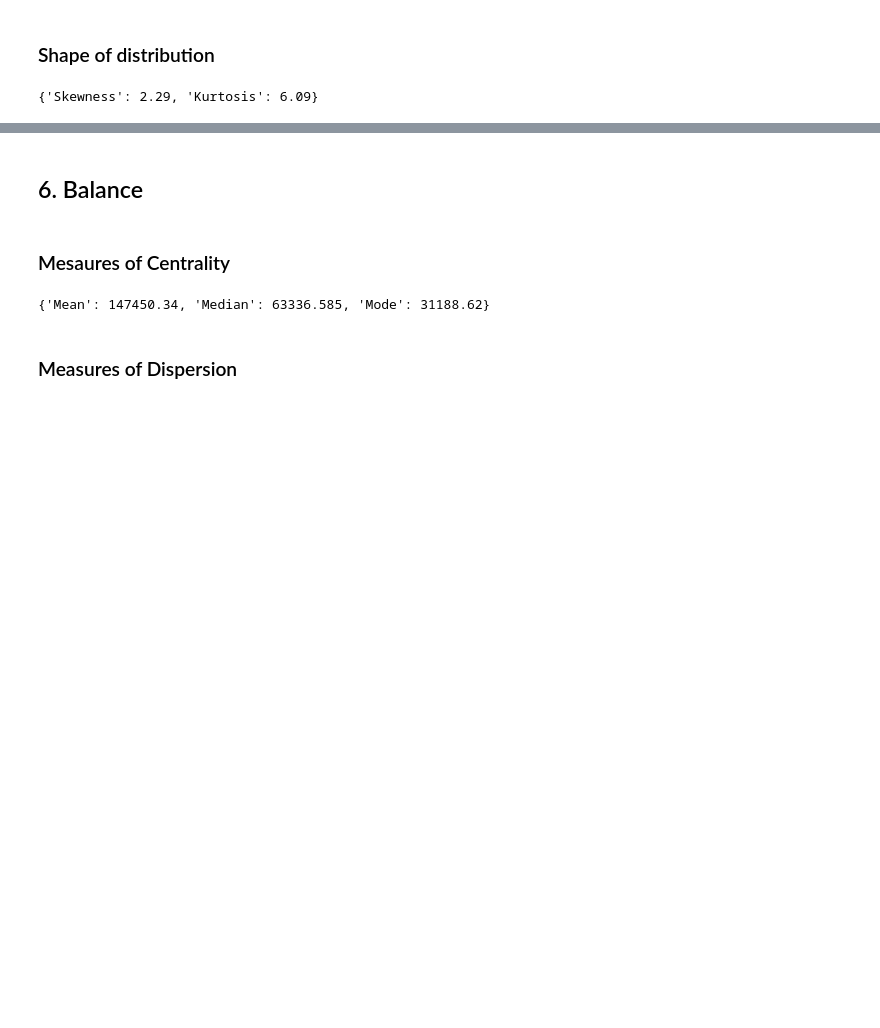
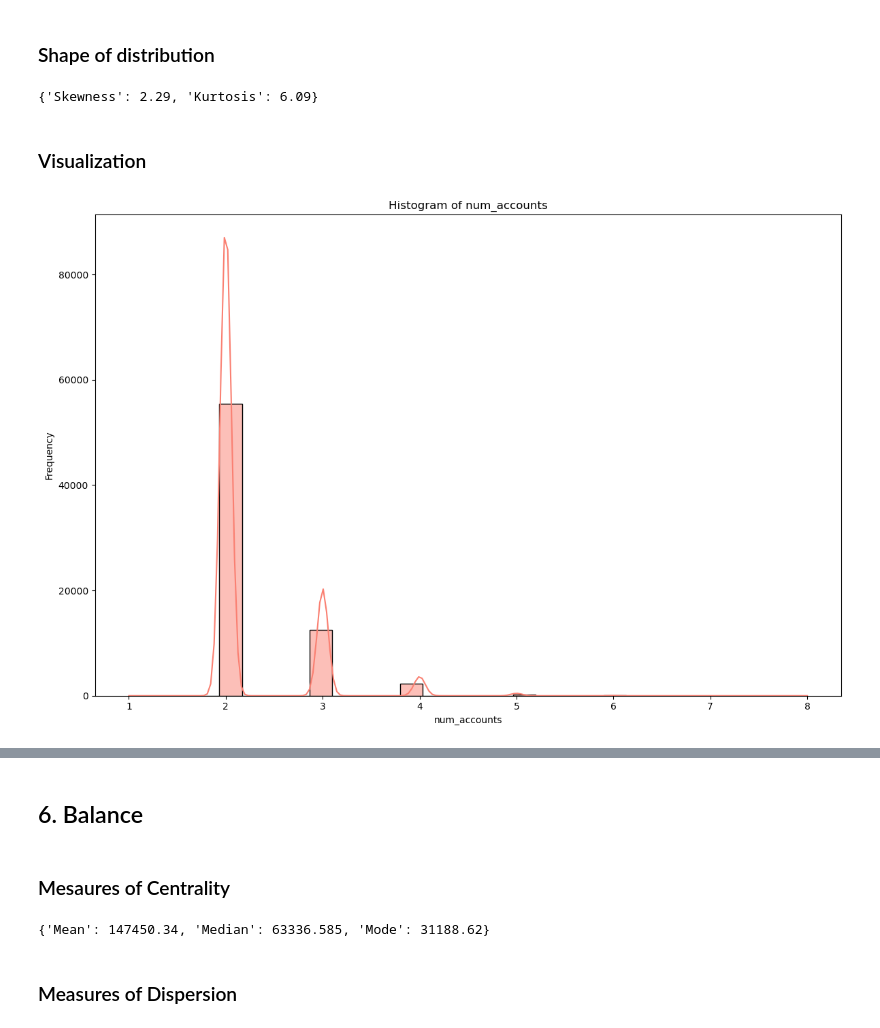
Before and after one commit to almudenaolg/Vanguard-AB-Test-Analysis, a Jupyter notebook: demo.ipynb, the cells around one changed output, grey strips where cells are left out. Drawn from its saved outputs; the diff is of its cells as text; code cells hidden in the pictures; blank space fills up the shorter version.

```diff
--- a/demo.ipynb
+++ b/demo.ipynb
@@ -299,3 +309,9 @@ The standard deviation is 0.53, reflecting that there’s minimal variation in t
 calculate_skewness_kurtosis(df_demo, 'num_accounts')
 # %% [output]
 {'Skewness': 2.29, 'Kurtosis': 6.09}
+# %% [markdown]
+### Visualization
+# %%
+plot_histogram(df_demo, 'num_accounts', bins=30)
+# %% [output]
+[figure, added]
```
Also changed, not shown: parts of 41 cells of this notebook.
